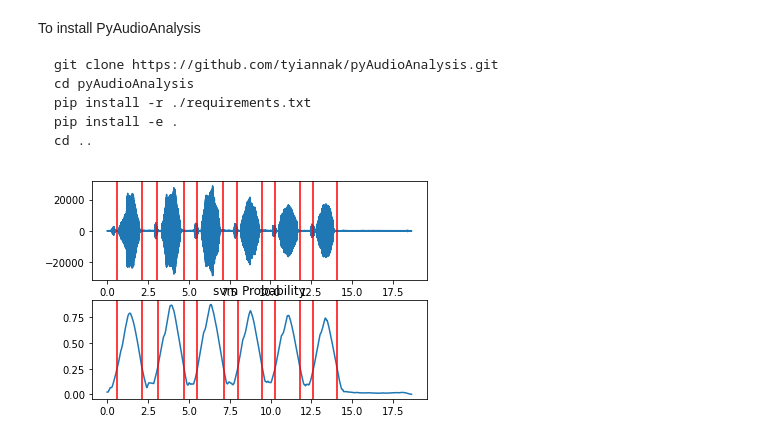
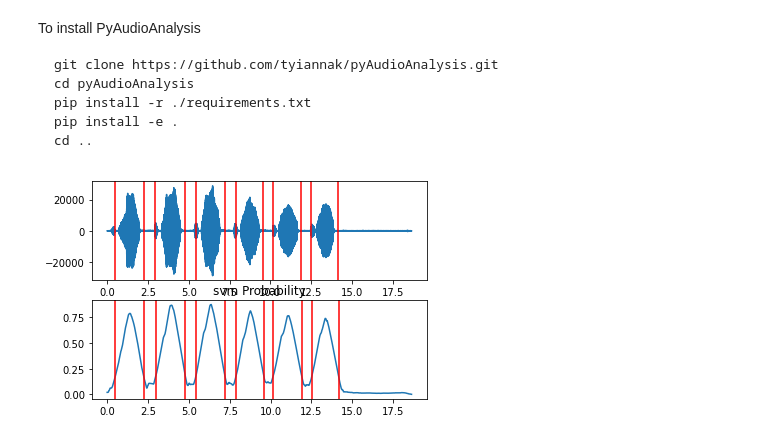
Before and after one commit to yingxu123/ForestOGram, a Jupyter notebook: python/ViewSegmentsAutoClass.ipynb, the cells around one changed output. Saved outputs shown, nothing was run; the diff lists cells and outputs as text; code cells hidden in the pictures.

```diff
--- a/python/ViewSegmentsAutoClass.ipynb
+++ b/python/ViewSegmentsAutoClass.ipynb
@@ -34,10 +34,10 @@ cd ..
 # %%
 
 
 
 path = os.path.join(os.getcwd(), "../mp3", "XC155388-Pink_Pigeon_(song,_Mauritius,_Black_River_Gorge,_nov2012,_2).MP3")
 
 [Fs, x] = aIO.read_audio_file(path)
-segments = aS.silence_removal(x, Fs, 0.020, 0.020, smooth_window = 1.0, weight = 0.3, plot = True)
+segments = aS.silence_removal(x, Fs, 0.020, 0.020, smooth_window = 1.0, weight = 0.2, plot = True)
 # %% [output]
-[figure, old version]
+[figure, new version]
```
Also changed, not shown: parts of 4 cells of this notebook, 1 other file.
